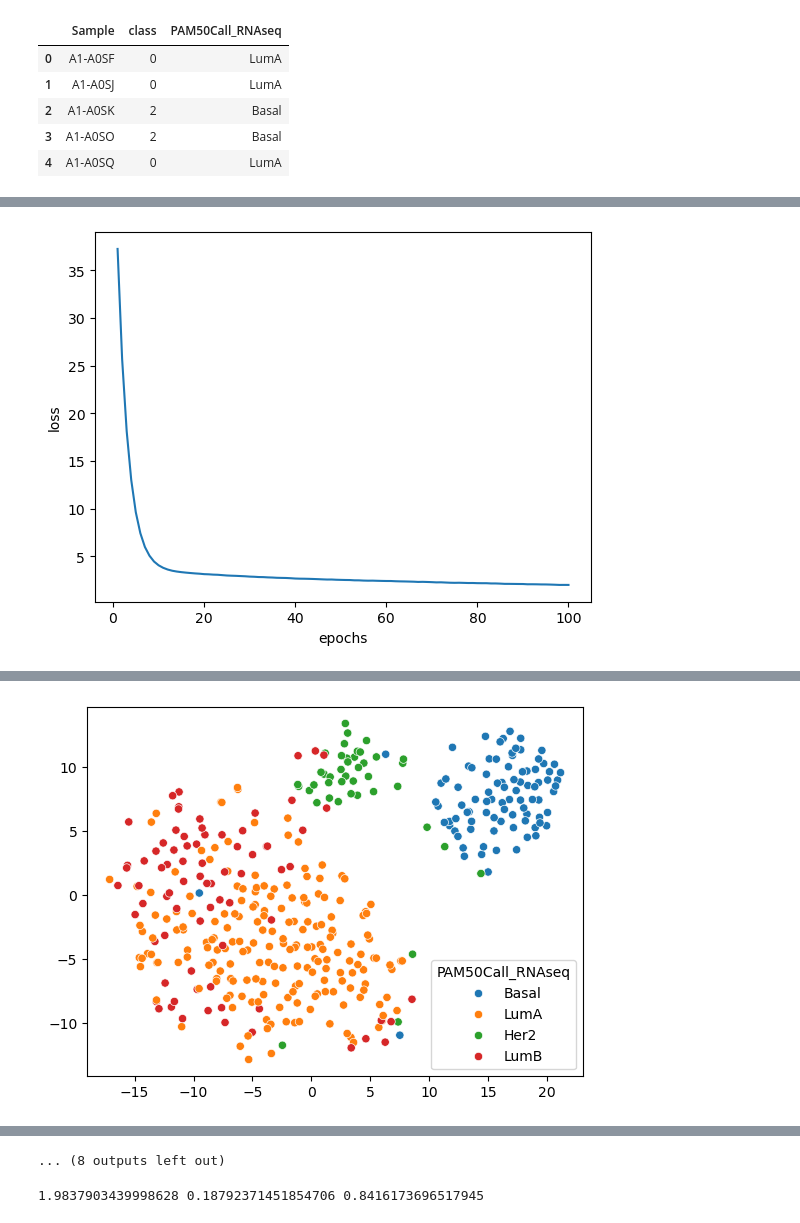
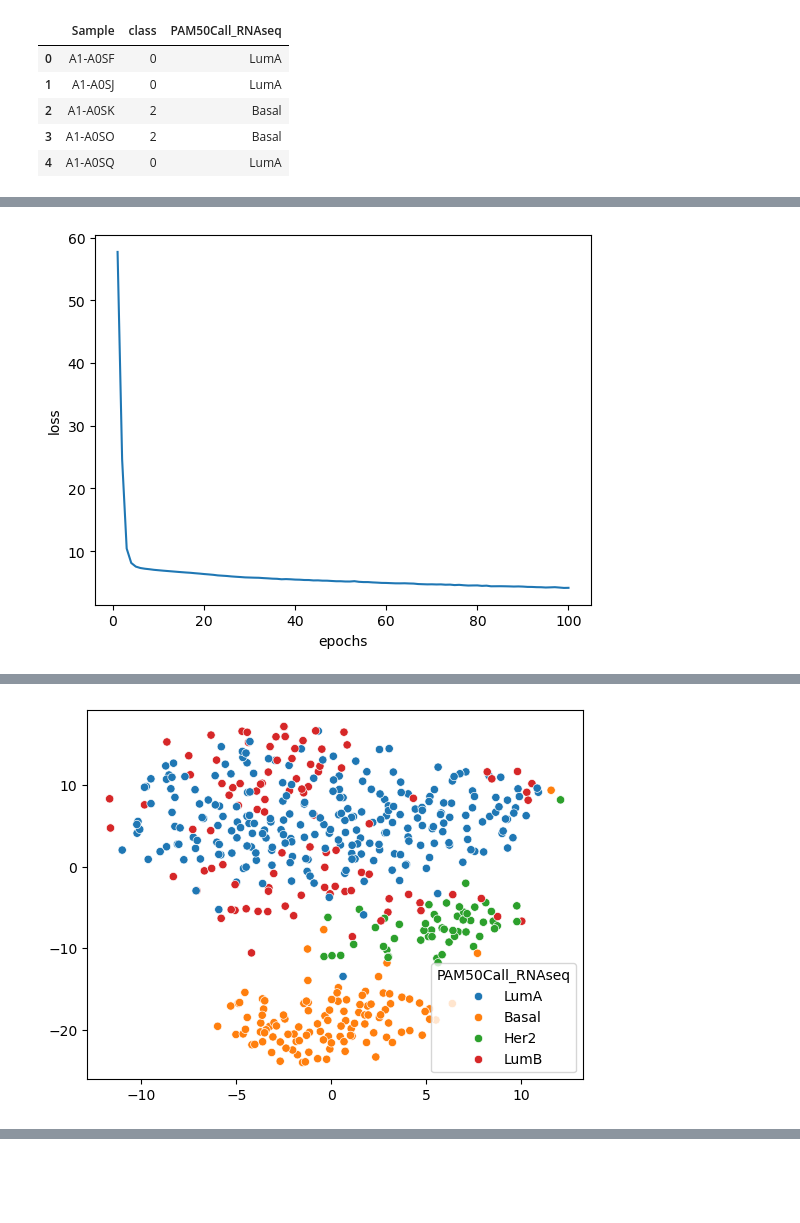
Before and after one commit to DavideGrecoGit/Multi-omics-data-integration-with-DL-approaches, a Jupyter notebook: prototype/main.ipynb, the cells around one changed output, grey strips where cells are left out. Cells and saved outputs as stored; diff of their text form; code cells hidden in the pictures; blank space fills up the shorter version.

```diff
--- a/prototype/main.ipynb
+++ b/prototype/main.ipynb
@@ -48,16 +48,37 @@ display(gt_labels.head(5))
 | 4 | A1-A0SQ | 0 | LumA |
 # %%
 import importlib
-from torch import nn
+import torch
+from torch import nn, optim
+from torch.utils.data import DataLoader
+
 import models
 import train
 import dataset
+
 importlib.reload(models)
 importlib.reload(train)
 importlib.reload(dataset)
 
-from models import MoGCN_AE
-from train import train_test
+from models import MoGCN_VAE
+from train import train_test, train_loop,save_latent_data
+from dataset import  MoGCN_Dataset
 
-avg_train_loss, avg_test_loss, avg_kl_divergence = train_test(omics_data, gt_labels, MoGCN_AE,loss_fn=nn.MSELoss(reduction="mean"), num_epochs=100)
+DEVICE = torch.device("cuda")
+
+# Train dataset
+MoGCN_train = MoGCN_Dataset(omics_data, gt_labels)
+train_loader = DataLoader(MoGCN_train, batch_size=32, shuffle=True)
+
+# Model
+model = MoGCN_VAE(
+    MoGCN_train.input_dims, activation_fn=nn.Sigmoid(), dropout_p=0
+)
+optimizer = optim.Adam(model.parameters(), lr=0.001)
+
+# Train
+model.to(DEVICE)
+model.train()
+train_loss = train_loop(model, train_loader, optimizer, [nn.MSELoss(reduction="mean")]*3, 100)
+save_latent_data(MoGCN_train, model)
 # %% [output]
@@ -69 +91 @@ epoch: 81 | loss: 2.1629
-[figure, old version]
+[figure, new version]
@@ -72 +93 @@ T-SNE KL Divergence:  0.8259161710739136
-[figure, old version]
+[figure, new version]
@@ -91,5 +94,0 @@ T-SNE KL Divergence:  0.8220373392105103
-... (8 outputs left out)
-# %%
-print(avg_train_loss, avg_test_loss, avg_kl_divergence)
-# %% [output]
-1.9837903439998628 0.18792371451854706 0.8416173696517945
```
Also changed, not shown: parts of 3 cells of this notebook, 4 other files.
